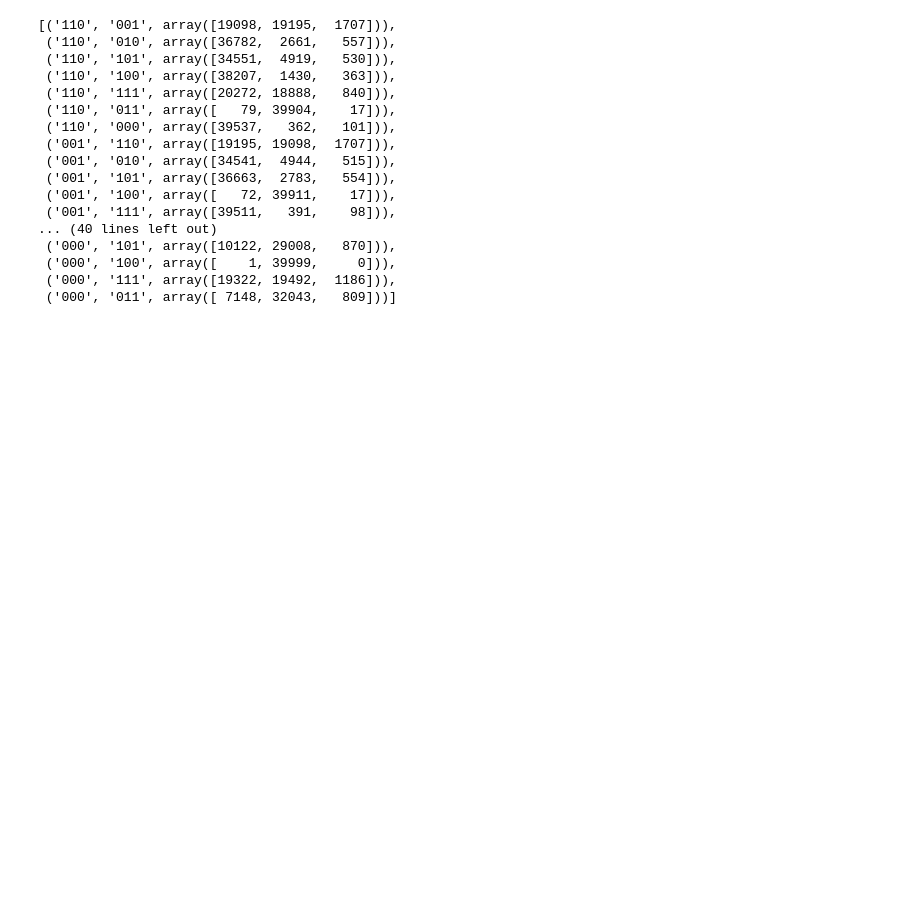
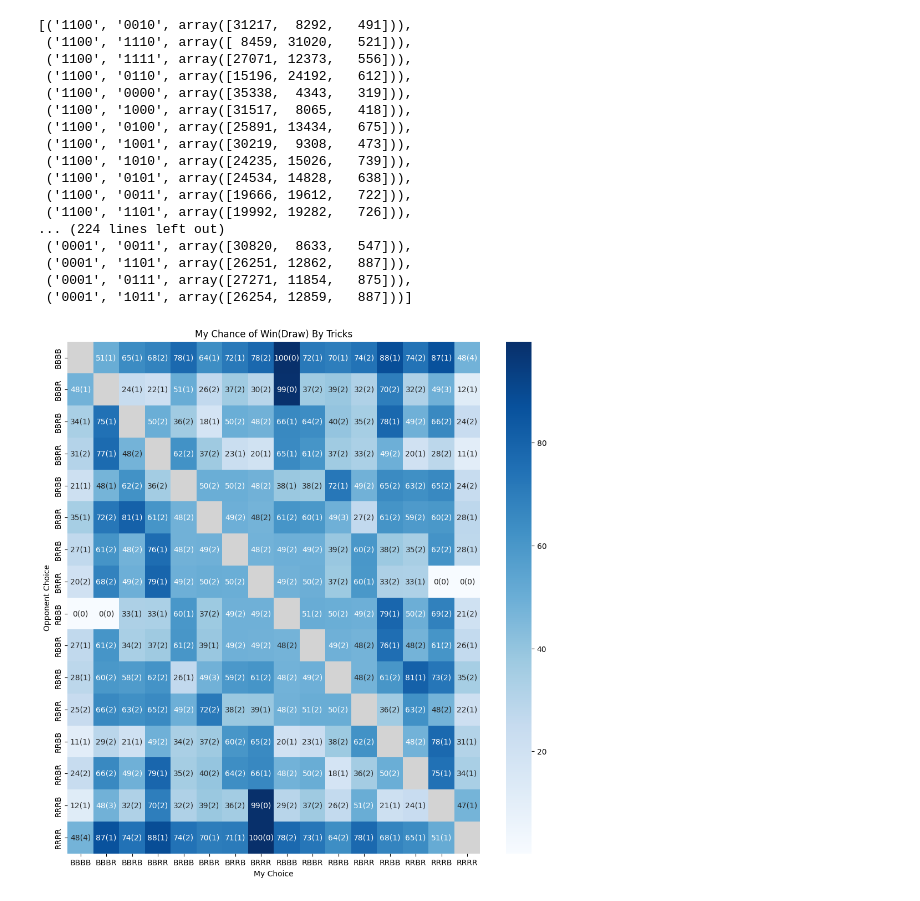
Before and after one commit to pacmanboss256/penneyproject, a Jupyter notebook: testnotebook.ipynb, the cells around one changed output. Cells and saved outputs as stored; diff of their text form; code cells hidden in the pictures; blank space fills up the shorter version.

```diff
--- a/testnotebook.ipynb
+++ b/testnotebook.ipynb
@@ -14,29 +14,33 @@ from itertools import permutations
 # %%
 from typing import Literal
 # %%
-y = deckGen(numDecks=400000, chunkSize=10000, filename='decktest_deck4')
+y = deckGen(numDecks=40000, chunkSize=10000, filename='decktest_deck4')
 # %%
 #y = loadDeck('data/decktest_decks')
 # %%
-w = Parser(y, bits=3)
+w = Parser(y, bits=4)
 res = w.rawOut()
 # %%
 res
 # %% [output]
-[('110', '001', array([19098, 19195,  1707])),
- ('110', '010', array([36782,  2661,   557])),
- ('110', '101', array([34551,  4919,   530])),
- ('110', '100', array([38207,  1430,   363])),
- ('110', '111', array([20272, 18888,   840])),
- ('110', '011', array([   79, 39904,    17])),
- ('110', '000', array([39537,   362,   101])),
- ('001', '110', array([19195, 19098,  1707])),
- ('001', '010', array([34541,  4944,   515])),
- ('001', '101', array([36663,  2783,   554])),
- ('001', '100', array([   72, 39911,    17])),
- ('001', '111', array([39511,   391,    98])),
-... (40 lines left out)
- ('000', '101', array([10122, 29008,   870])),
- ('000', '100', array([    1, 39999,     0])),
- ('000', '111', array([19322, 19492,  1186])),
- ('000', '011', array([ 7148, 32043,   809]))]
+[('1100', '0010', array([31217,  8292,   491])),
+ ('1100', '1110', array([ 8459, 31020,   521])),
+ ('1100', '1111', array([27071, 12373,   556])),
+ ('1100', '0110', array([15196, 24192,   612])),
+ ('1100', '0000', array([35338,  4343,   319])),
+ ('1100', '1000', array([31517,  8065,   418])),
+ ('1100', '0100', array([25891, 13434,   675])),
+ ('1100', '1001', array([30219,  9308,   473])),
+ ('1100', '1010', array([24235, 15026,   739])),
+ ('1100', '0101', array([24534, 14828,   638])),
+ ('1100', '0011', array([19666, 19612,   722])),
+ ('1100', '1101', array([19992, 19282,   726])),
+... (224 lines left out)
+ ('0001', '0011', array([30820,  8633,   547])),
+ ('0001', '1101', array([26251, 12862,   887])),
+ ('0001', '0111', array([27271, 11854,   875])),
+ ('0001', '1011', array([26254, 12859,   887]))]
+# %%
+make_heatmap(res)
+# %% [output]
+[figure, added]
```
Also changed, not shown: 7 other files.
